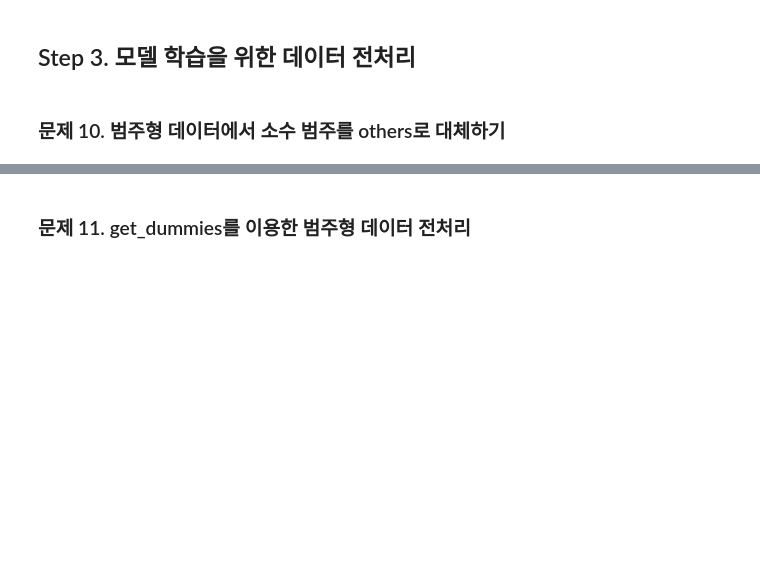
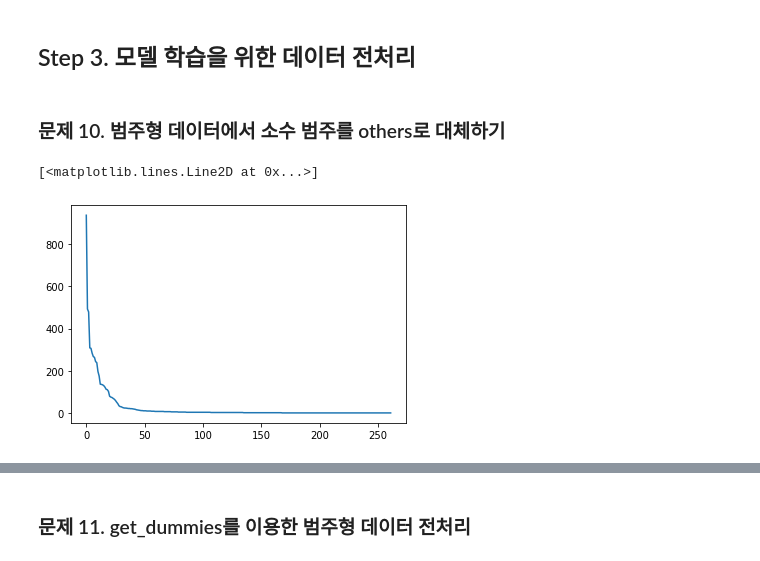
Before and after one commit to yoonstoneChoi/machine_learning, a Jupyter notebook: game_Regression/new_game.ipynb.ipynb, the cells around one changed output, grey strips where cells are left out. Cells and saved outputs as stored; diff of their text form; code cells hidden in the pictures; blank space fills up the shorter version.

```diff
--- a/game_Regression/new_game.ipynb.ipynb
+++ b/game_Regression/new_game.ipynb.ipynb
@@ -293,3 +293,8 @@ sns.heatmap(df.corr(), annot=True, cmap='YlOrRd')
 # %%
 # 범주형 데이터 중 범주가 너무 적은 경우 others 범주로 대체하기
 # Hint) value_counts()를 이용하여 범주별 개수를 확인
+pb = df['Publisher'].value_counts()
+plt.plot(range(len(pb)), pb)
+# %% [output]
+[<matplotlib.lines.Line2D at 0x...>]
+[figure, added]
```
Also changed, not shown: parts of 22 cells of this notebook.
